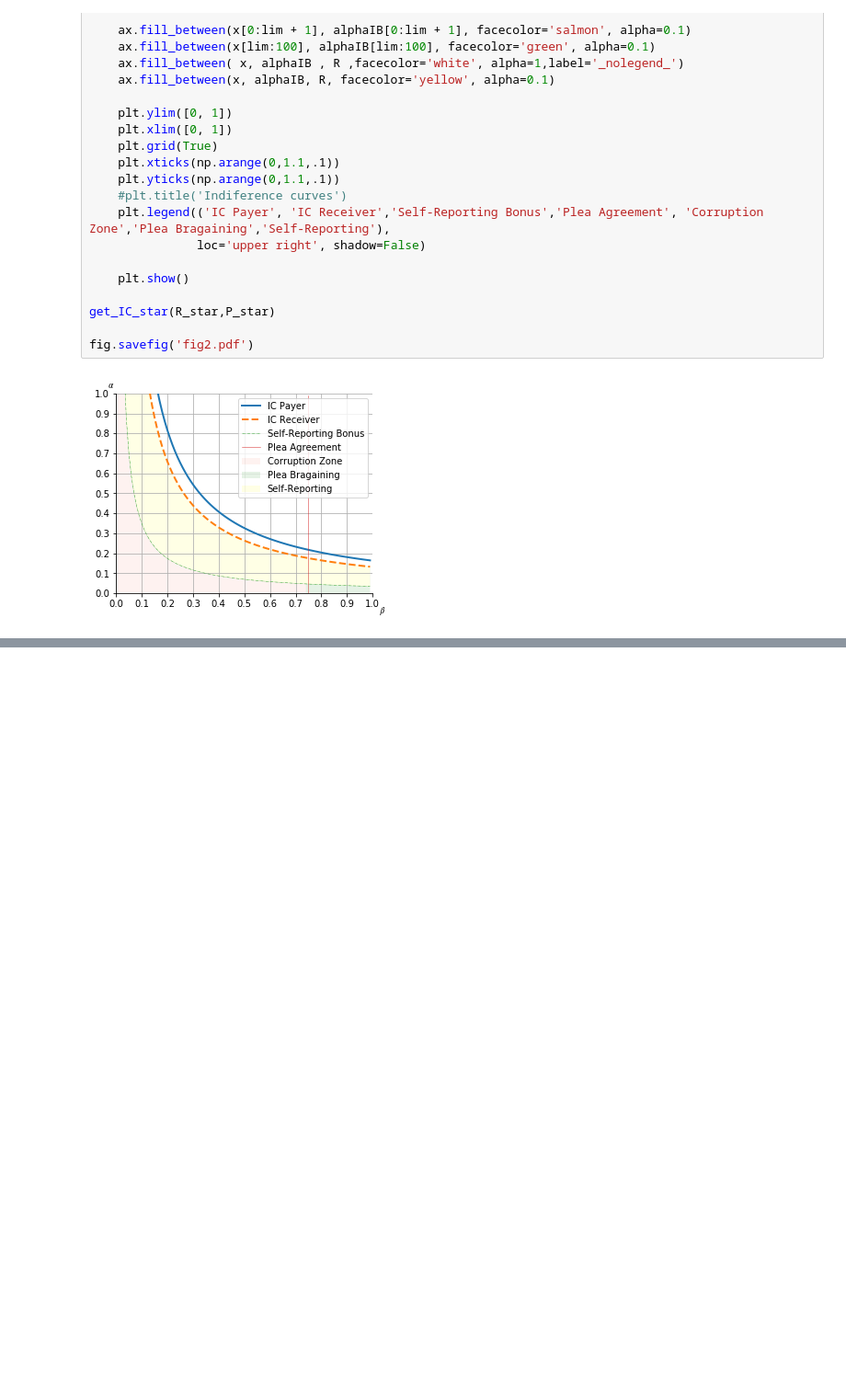
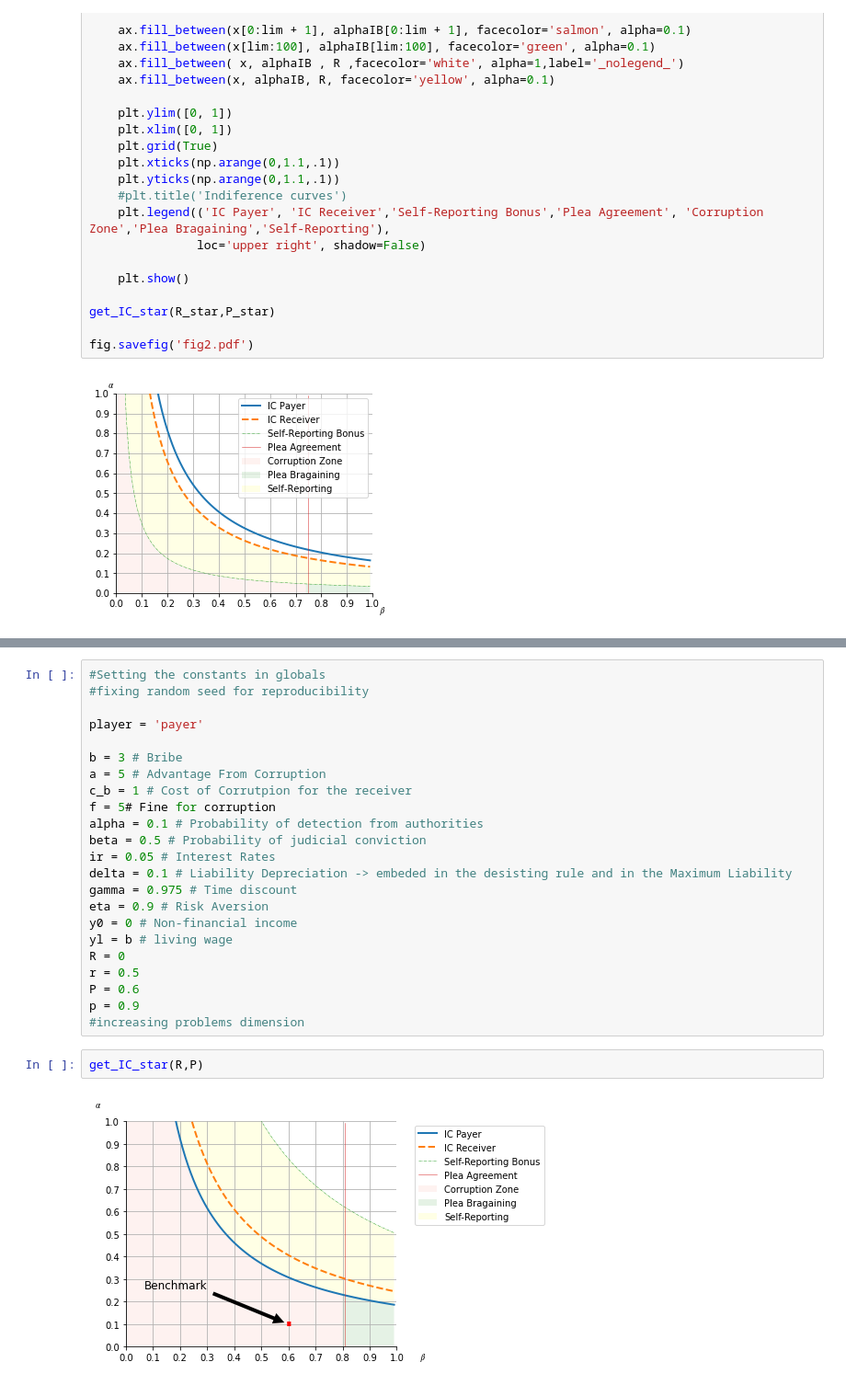
Before and after one commit to caxaxa/Corruption_Game, a Jupyter notebook: Supporting_Plots.ipynb, the cells around one changed output, grey strips where cells are left out. Shown at 92% size. Drawn from its saved outputs; the diff is of its cells as text; blank space fills up the shorter version.

```diff
--- a/Supporting_Plots.ipynb
+++ b/Supporting_Plots.ipynb
@@ -137,0 +227,27 @@ lim
+# %%
+#Setting the constants in globals
+#fixing random seed for reproducibility
+
+player = 'payer'
+
+b = 3 # Bribe
+a = 5 # Advantage From Corruption
+c_b = 1 # Cost of Corrutpion for the receiver
+f = 5# Fine for corruption
+alpha = 0.1 # Probability of detection from authorities
+beta = 0.5 # Probability of judicial conviction
+ir = 0.05 # Interest Rates
+delta = 0.1 # Liability Depreciation -> embeded in the desisting rule and in the Maximum Liability
+gamma = 0.975 # Time discount
+eta = 0.9 # Risk Aversion
+y0 = 0 # Non-financial income
+yl = b # living wage
+R = 0
+r = 0.5
+P = 0.6
+p = 0.9
+#increasing problems dimension
+# %%
+get_IC_star(R,P)
+# %% [output]
+[figure, added]
```
Also changed, not shown: parts of 3 cells of this notebook, 47 other files.
